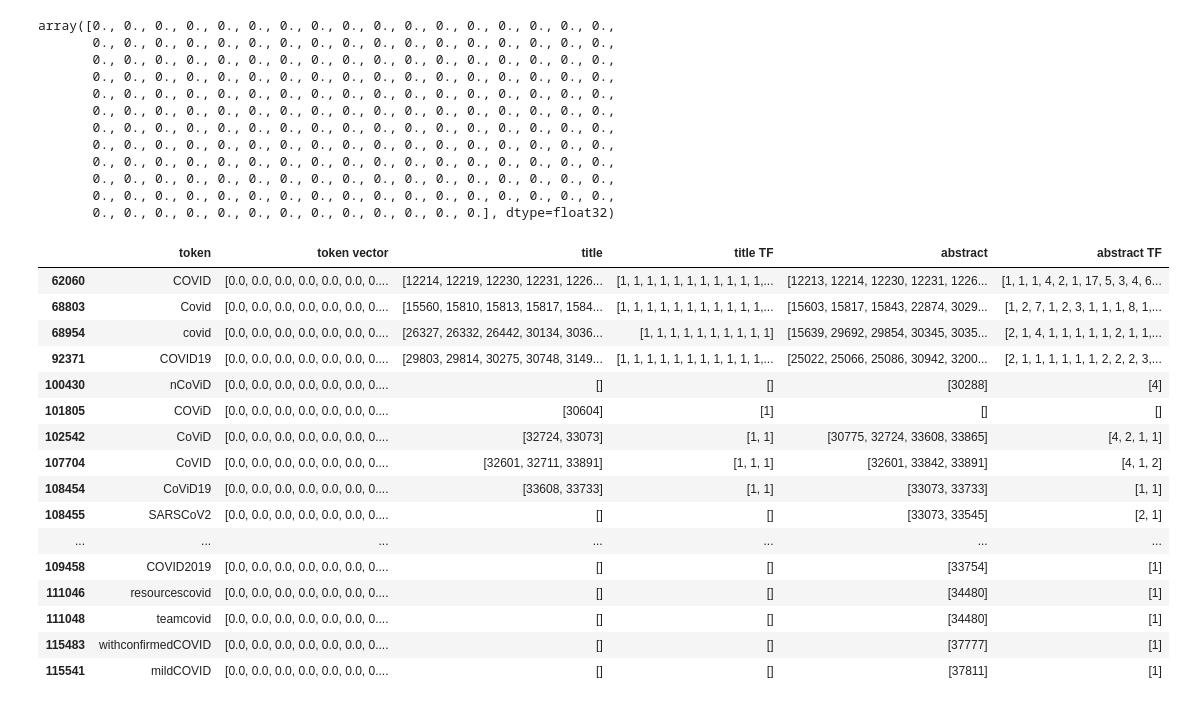
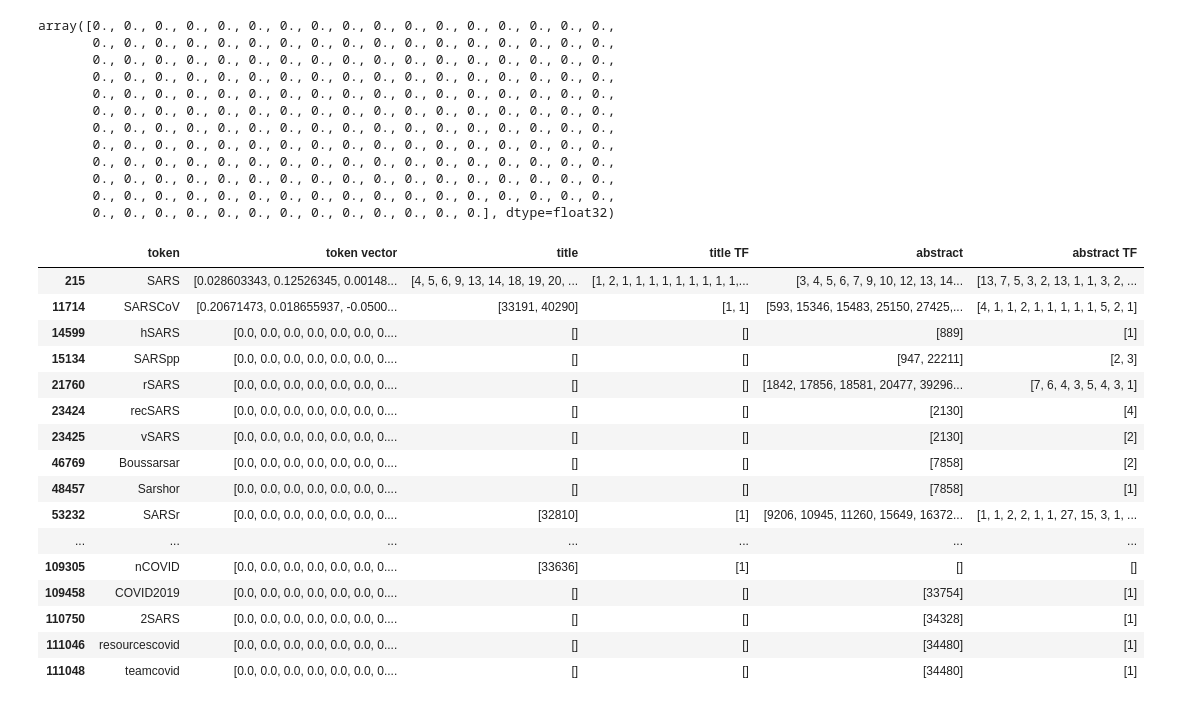
Before and after one commit to DomnenkoB/Hybrid-Search-Engine, a Jupyter notebook: Sample Notebook.ipynb, the cells around one changed output. Saved outputs shown, nothing was run; the diff lists cells and outputs as text; code cells hidden in the pictures.

```diff
--- a/Sample Notebook.ipynb
+++ b/Sample Notebook.ipynb
@@ -365,22 +365,22 @@ array([0., 0., 0., 0., 0., 0., 0., 0., 0., 0., 0., 0., 0., 0., 0., 0., 0.,
        0., 0., 0., 0., 0., 0., 0., 0., 0., 0., 0., 0., 0., 0., 0., 0., 0.,
        0., 0., 0., 0., 0., 0., 0., 0., 0., 0., 0., 0., 0.], dtype=float32)
 # %%
-index_df[index_df.token.str.match(COVID_SEARCH, case=False)]
+index_df[index_df.token.str.match(COVID_SEARCH, case=False)].head(50)
 # %% [output]
 |  | token | token vector | title | title TF | abstract | abstract TF |
-| 62060 | COVID | [0.0, 0.0, 0.0, 0.0, 0.0, 0.0, 0.... | [12214, 12219, 12230, 12231, 1226... | [1, 1, 1, 1, 1, 1, 1, 1, 1, 1, 1,... | [12213, 12214, 12230, 12231, 1226... | [1, 1, 1, 4, 2, 1, 17, 5, 3, 4, 6... |
-| 68803 | Covid | [0.0, 0.0, 0.0, 0.0, 0.0, 0.0, 0.... | [15560, 15810, 15813, 15817, 1584... | [1, 1, 1, 1, 1, 1, 1, 1, 1, 1, 1,... | [15603, 15817, 15843, 22874, 3029... | [1, 2, 7, 1, 2, 3, 1, 1, 1, 8, 1,... |
-| 68954 | covid | [0.0, 0.0, 0.0, 0.0, 0.0, 0.0, 0.... | [26327, 26332, 26442, 30134, 3036... | [1, 1, 1, 1, 1, 1, 1, 1, 1, 1] | [15639, 29692, 29854, 30345, 3035... | [2, 1, 4, 1, 1, 1, 1, 1, 2, 1, 1,... |
-| 92371 | COVID19 | [0.0, 0.0, 0.0, 0.0, 0.0, 0.0, 0.... | [29803, 29814, 30275, 30748, 3149... | [1, 1, 1, 1, 1, 1, 1, 1, 1, 1, 1,... | [25022, 25066, 25086, 30942, 3200... | [2, 1, 1, 1, 1, 1, 1, 2, 2, 2, 3,... |
-| 100430 | nCoViD | [0.0, 0.0, 0.0, 0.0, 0.0, 0.0, 0.... | [] | [] | [30288] | [4] |
-| 101805 | COViD | [0.0, 0.0, 0.0, 0.0, 0.0, 0.0, 0.... | [30604] | [1] | [] | [] |
-| 102542 | CoViD | [0.0, 0.0, 0.0, 0.0, 0.0, 0.0, 0.... | [32724, 33073] | [1, 1] | [30775, 32724, 33608, 33865] | [4, 2, 1, 1] |
-| 107704 | CoVID | [0.0, 0.0, 0.0, 0.0, 0.0, 0.0, 0.... | [32601, 32711, 33891] | [1, 1, 1] | [32601, 33842, 33891] | [4, 1, 2] |
-| 108454 | CoViD19 | [0.0, 0.0, 0.0, 0.0, 0.0, 0.0, 0.... | [33608, 33733] | [1, 1] | [33073, 33733] | [1, 1] |
-| 108455 | SARSCoV2 | [0.0, 0.0, 0.0, 0.0, 0.0, 0.0, 0.... | [] | [] | [33073, 33545] | [2, 1] |
+| 215 | SARS | [0.028603343, 0.12526345, 0.00148... | [4, 5, 6, 9, 13, 14, 18, 19, 20, ... | [1, 2, 1, 1, 1, 1, 1, 1, 1, 1, 1,... | [3, 4, 5, 6, 7, 9, 10, 12, 13, 14... | [13, 7, 5, 3, 2, 13, 1, 1, 3, 2, ... |
+| 11714 | SARSCoV | [0.20671473, 0.018655937, -0.0500... | [33191, 40290] | [1, 1] | [593, 15346, 15483, 25150, 27425,... | [4, 1, 1, 2, 1, 1, 1, 1, 1, 5, 2, 1] |
+| 14599 | hSARS | [0.0, 0.0, 0.0, 0.0, 0.0, 0.0, 0.... | [] | [] | [889] | [1] |
+| 15134 | SARSpp | [0.0, 0.0, 0.0, 0.0, 0.0, 0.0, 0.... | [] | [] | [947, 22211] | [2, 3] |
+| 21760 | rSARS | [0.0, 0.0, 0.0, 0.0, 0.0, 0.0, 0.... | [] | [] | [1842, 17856, 18581, 20477, 39296... | [7, 6, 4, 3, 5, 4, 3, 1] |
+| 23424 | recSARS | [0.0, 0.0, 0.0, 0.0, 0.0, 0.0, 0.... | [] | [] | [2130] | [4] |
+| 23425 | vSARS | [0.0, 0.0, 0.0, 0.0, 0.0, 0.0, 0.... | [] | [] | [2130] | [2] |
+| 46769 | Boussarsar | [0.0, 0.0, 0.0, 0.0, 0.0, 0.0, 0.... | [] | [] | [7858] | [2] |
+| 48457 | Sarshor | [0.0, 0.0, 0.0, 0.0, 0.0, 0.0, 0.... | [] | [] | [7858] | [1] |
+| 53232 | SARSr | [0.0, 0.0, 0.0, 0.0, 0.0, 0.0, 0.... | [32810] | [1] | [9206, 10945, 11260, 15649, 16372... | [1, 1, 2, 2, 1, 1, 27, 15, 3, 1, ... |
 | ... | ... | ... | ... | ... | ... | ... |
+| 109305 | nCOVID | [0.0, 0.0, 0.0, 0.0, 0.0, 0.0, 0.... | [33636] | [1] | [] | [] |
 | 109458 | COVID2019 | [0.0, 0.0, 0.0, 0.0, 0.0, 0.0, 0.... | [] | [] | [33754] | [1] |
+| 110750 | 2SARS | [0.0, 0.0, 0.0, 0.0, 0.0, 0.0, 0.... | [] | [] | [34328] | [1] |
 | 111046 | resourcescovid | [0.0, 0.0, 0.0, 0.0, 0.0, 0.0, 0.... | [] | [] | [34480] | [1] |
 | 111048 | teamcovid | [0.0, 0.0, 0.0, 0.0, 0.0, 0.0, 0.... | [] | [] | [34480] | [1] |
-| 115483 | withconfirmedCOVID | [0.0, 0.0, 0.0, 0.0, 0.0, 0.0, 0.... | [] | [] | [37777] | [1] |
-| 115541 | mildCOVID | [0.0, 0.0, 0.0, 0.0, 0.0, 0.0, 0.... | [] | [] | [37811] | [1] |
```
Also changed, not shown: parts of 1 cell of this notebook.
